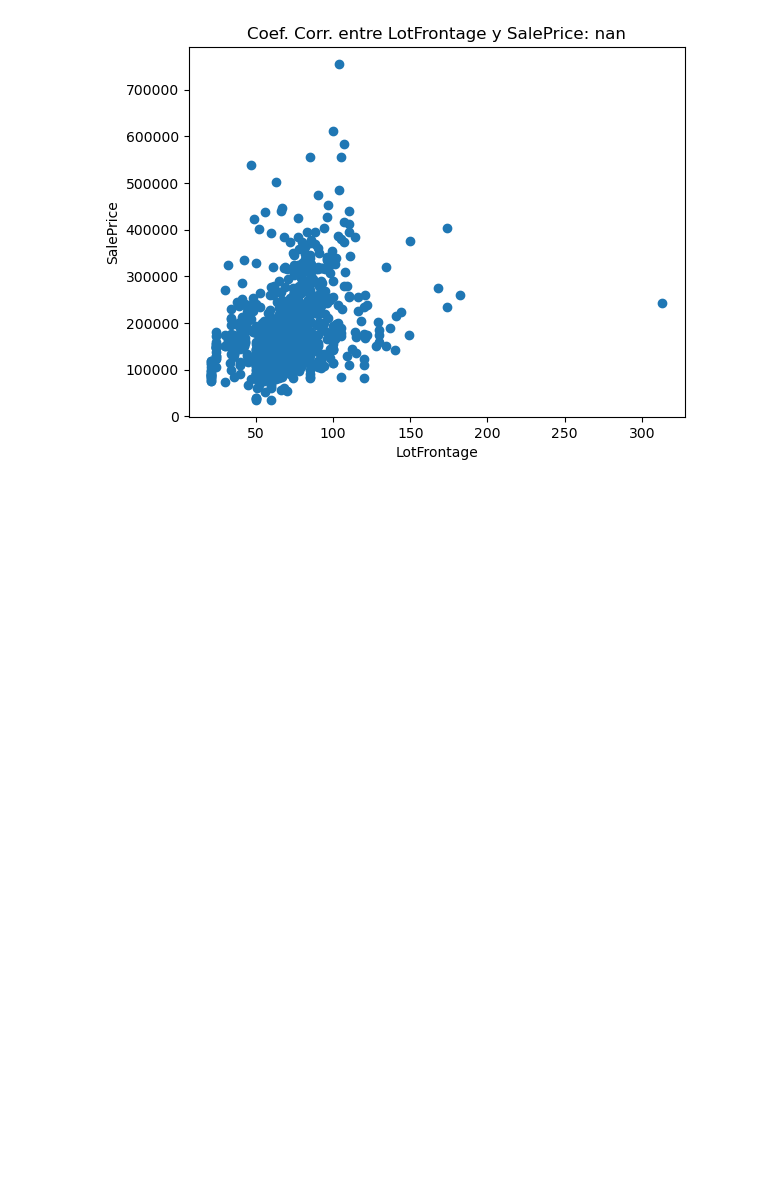
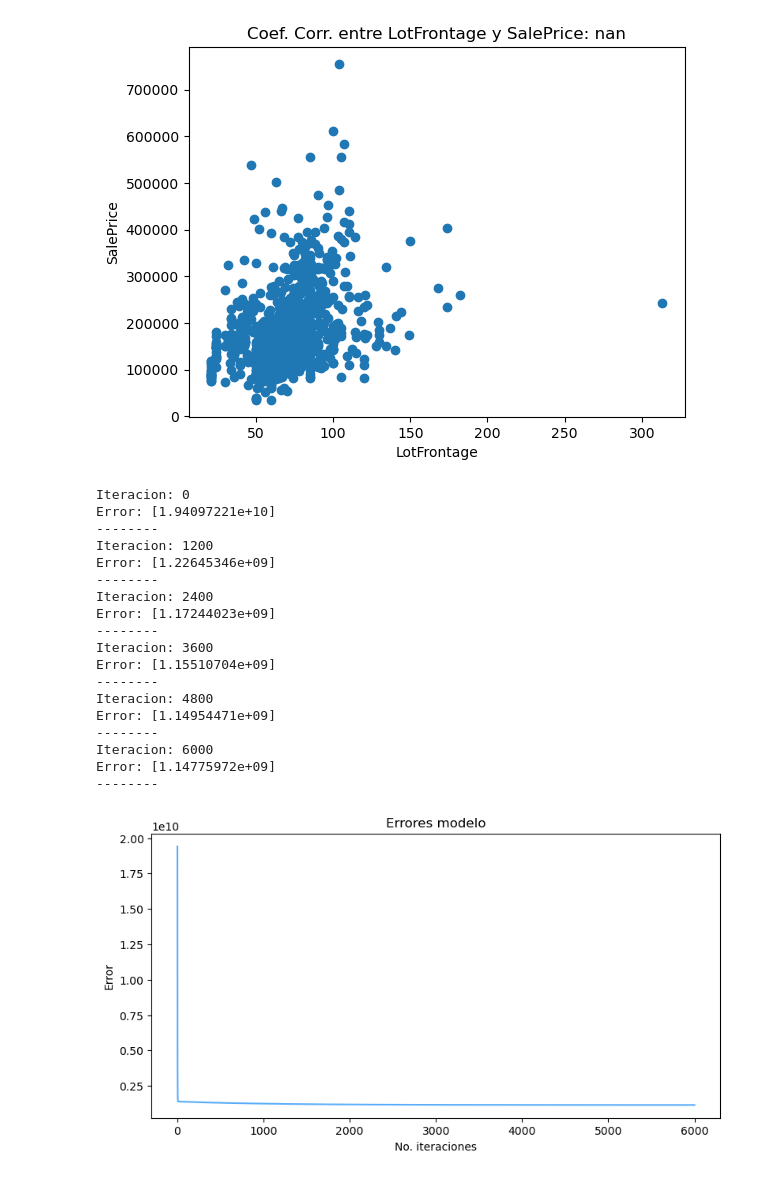
Before and after one commit to IrvinTum/Proyecto1_24008922, a Jupyter notebook: ProyectoFinalV1.ipynb, the cells around one changed output. Saved outputs shown, nothing was run; the diff lists cells and outputs as text; code cells hidden in the pictures; blank space fills up the shorter version.

Commit message:
Update ProyectoFinalV1.ipynb
grafica de error

```diff
--- a/ProyectoFinalV1.ipynb
+++ b/ProyectoFinalV1.ipynb
@@ -176,5 +176,50 @@ class regresion():
                 print("Iteracion: " + str(i))
                 print("Error: " + str(self.err))
                 print("--------")
-    def modelo(self):
-        return self.Modelo , np.array(self.err)
+
+    def EntrModelo(self):
+        return self.modelo , np.array(self.errores)
+
+    @staticmethod
+    def error(error):
+        f1 = plt.figure(figsize=(12, 6))
+        ax = f1.add_axes([0.02,0.02,0.6,0.6])
+        ax.plot(error,color="#58ACFA")
+        ax.set_title("Errores modelo")
+        ax.set_xlabel("No. iteraciones")
+        ax.set_ylabel("Error")
+        plt.show()
+
+    @staticmethod
+    def error(error):
+# %%
+SalesP = np.reshape(np.array(DFEntrenamiento['SalePrice']),(-1,1))
+OverallQual = np.reshape(np.array(DFEntrenamiento['OverallQual']),(-1,1))
+FlrSF = np.reshape(np.array(DFEntrenamiento['1stFlrSF']),(-1,1))
+Epoch = 6001
+Imprimir = 1200
+Escalar = 0.01
+
+modelo1 = regresion(OverallQual,SalesP,Epoch,Imprimir,Escalar)
+ResModel ,ResErrores = modelo1.EntrModelo()
+regresion.error(ResErrores)
+# %% [output]
+Iteracion: 0
+Error: [1.94097221e+10]
+--------
+Iteracion: 1200
+Error: [1.22645346e+09]
+--------
+Iteracion: 2400
+Error: [1.17244023e+09]
+--------
+Iteracion: 3600
+Error: [1.15510704e+09]
+--------
+Iteracion: 4800
+Error: [1.14954471e+09]
+--------
+Iteracion: 6000
+Error: [1.14775972e+09]
+--------
+[figure, added]
```
